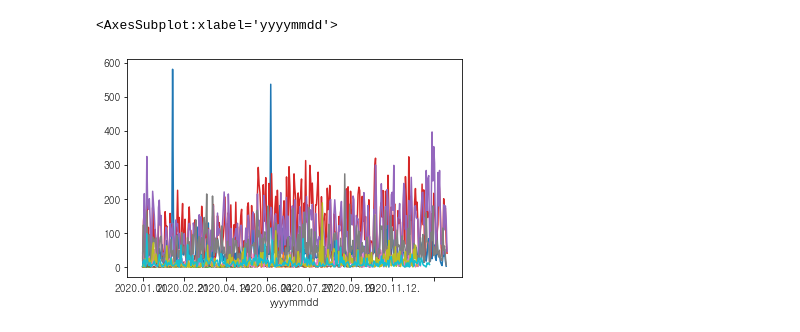
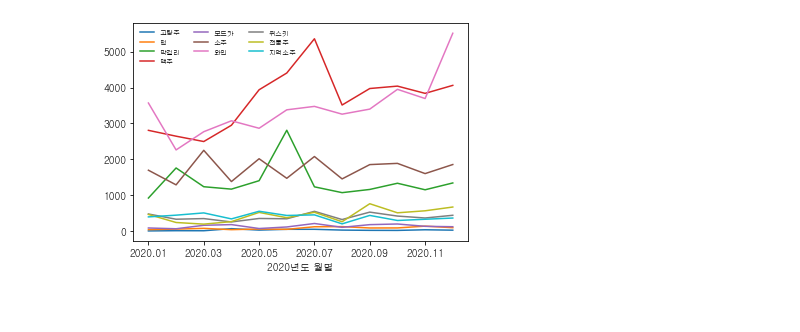
Before and after one commit to BitcampPandamouse/project, a Jupyter notebook: Naver_News_Project/NaverNews_Data_Plot.ipynb, the cells around one changed output. Saved outputs shown, nothing was run; the diff lists cells and outputs as text; code cells hidden in the pictures.

```diff
--- a/Naver_News_Project/NaverNews_Data_Plot.ipynb
+++ b/Naver_News_Project/NaverNews_Data_Plot.ipynb
@@ -101,14 +17,20 @@ df_localsoju_groupby.plot()
-# %%
-df_makguli_groupby2.plot()
-df_rum_groupby2.plot()
-df_gorangju_groupby2.plot()
-df_bear_groupby2.plot()
-df_wine_groupby2.plot()
-df_boadca_groupby2.plot()
-df_whiskey_groupby2.plot()
-df_soju_groupby2.plot()
-df_juntongju_groupby2.plot()
-df_localsoju_groupby2.plot()
-# %% [output]
-<AxesSubplot:xlabel='yyyymmdd'>
-[figure, removed]
+# %%
+folder = ['고량주','럼','막걸리','맥주','보드카','소주','와인','위스키','전통주','지역소주']
+for a in folder:
+    df = pd.read_csv('data/네이버%s뉴스.csv'%(str(a)))
+    df = df.drop_duplicates(subset=None,keep='first',inplace=False)
+    df.columns=['num','yyyymmdd','names','title','text']
+    df['yyyymm'] = df['yyyymmdd'].apply(lambda x: x[0:7])
+    df.shape
+    ## 2021년 1월 데이터 삭제
+    df_drop = df[df['yyyymm']=='2021.01'].index
+    df = df.drop(df_drop)
+
+
+    df_groupby = df.groupby(['yyyymm']).agg('size')
+    #df_groupby2 = df.groupby(['yyyymmdd']).agg('size')
+    df_groupby.plot()
+    plt.xlabel('2020년도 월별')
+    plt.legend(['고량주','럼','막걸리','맥주','보드카','소주','와인','위스키','전통주','지역소주'],loc='upper left', ncol = 3, fontsize=7, frameon = False)
+# %% [output]
+[figure, added]
```
Also changed, not shown: parts of 12 cells of this notebook.
